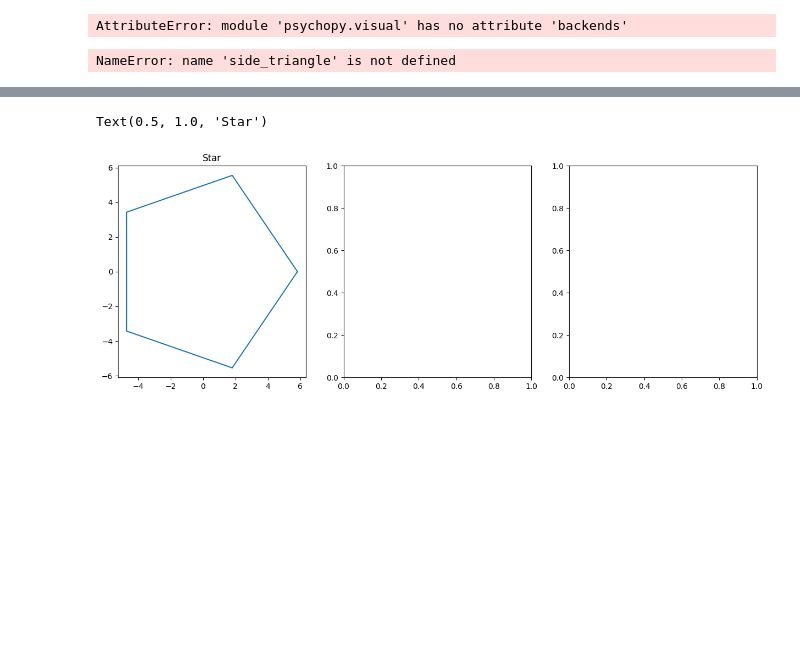
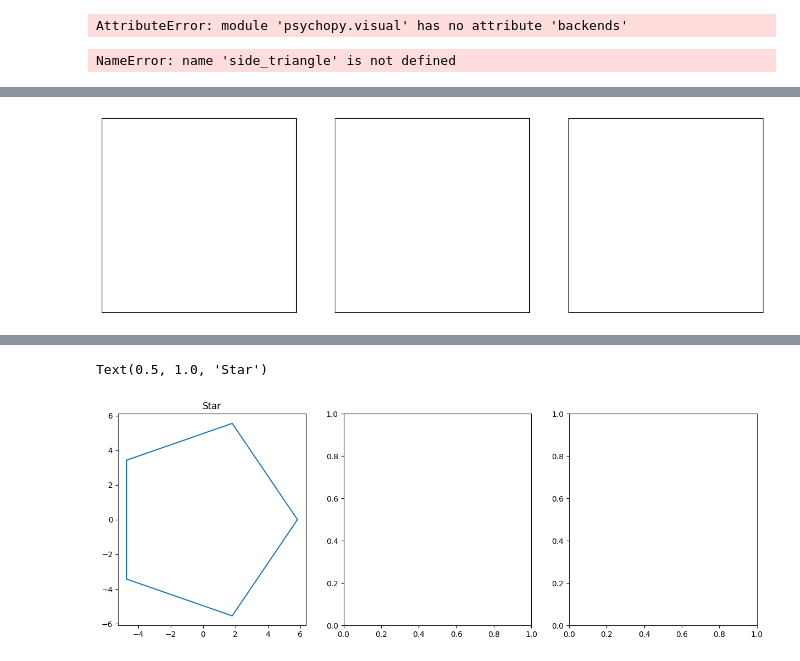
Before and after one commit to ChrisMenne/Stimulpy, a Jupyter notebook: create_stimuli.ipynb, the cells around one changed output, grey strips where cells are left out. Cells and saved outputs as stored; diff of their text form; code cells hidden in the pictures; blank space fills up the shorter version.

```diff
--- a/create_stimuli.ipynb
+++ b/create_stimuli.ipynb
@@ -71,0 +120,13 @@ plt.show()
+# %%
+fig, axs = plt.subplots(1, 3, figsize=(15, 5))
+for ax in axs:
+    ax.set_xlim(-10,10)
+    ax.set_ylim(-10,10)
+    ax.set_aspect('equal')
+    ax.grid(False)
+    ax.get_yaxis().set_visible(False)
+    ax.get_xaxis().set_visible(False)
+
+plt.show()
+# %% [output]
+[figure, added]
```
Also changed, not shown: parts of 17 cells of this notebook.
